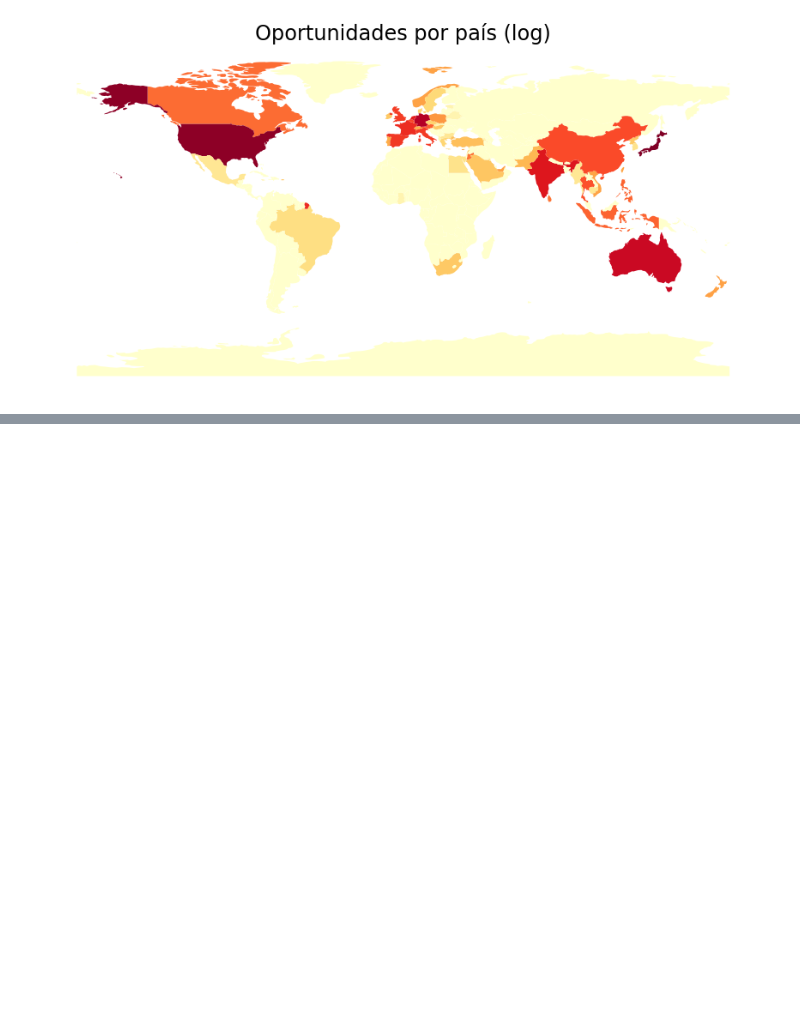
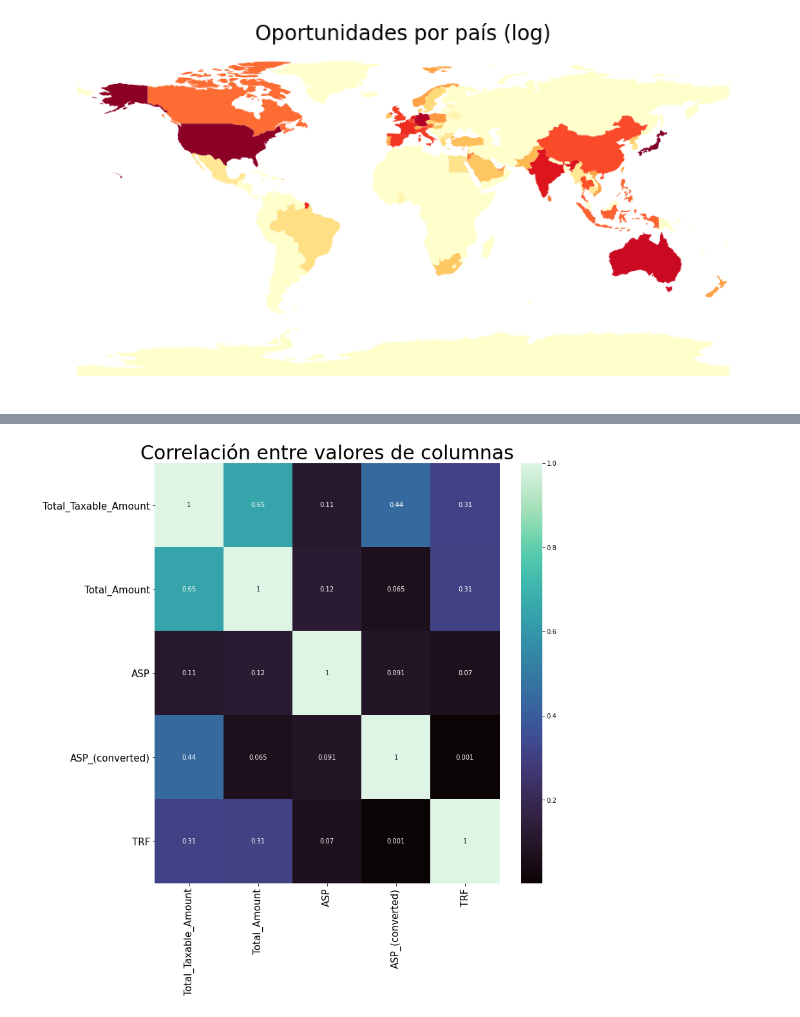
Before and after one commit to FernandoSinisi/Orga-Datos-2C-2020, a Jupyter notebook: TP1/Graficos.ipynb, the cells around one changed output, grey strips where cells are left out. Saved outputs shown, nothing was run; the diff lists cells and outputs as text; code cells hidden in the pictures; blank space fills up the shorter version.

```diff
--- a/TP1/Graficos.ipynb
+++ b/TP1/Graficos.ipynb
@@ -306,0 +338,16 @@ dfmerge.plot(column='count_log',cmap='YlOrRd',ax=ax)
+# %%
+df_heatmap_filter_total_amounts = df[['Total_Taxable_Amount', 'Total_Amount','ASP', 'ASP_(converted)', 'TRF', ]]
+df_heatmap_filter_approval = df[['Pricing, Delivery_Terms_Quote_Appr', 'Pricing, Delivery_Terms_Approved', 'Bureaucratic_Code_0_Approval', \
+ 'Bureaucratic_Code_0_Approved']]
+# %%
+df_heatmap_corr_total_amounts = df_heatmap_filter_total_amounts.corr().abs().round(3)
+df_heatmap_corr_approval = df_heatmap_filter_approval.corr().abs().round(3)
+# %%
+plt.figure(figsize=(12, 12))
+ax = sns.heatmap(df_heatmap_corr_total_amounts, cmap="mako", annot=True);
+plt.title("Correlación entre valores de columnas", size=30)
+ax.tick_params(labelsize=15)
+ax.tick_params(axis='x', rotation=90)
+ax.tick_params(axis='y', rotation=0)
+# %% [output]
+[figure, added]
```
Also changed, not shown: parts of 14 cells of this notebook.
